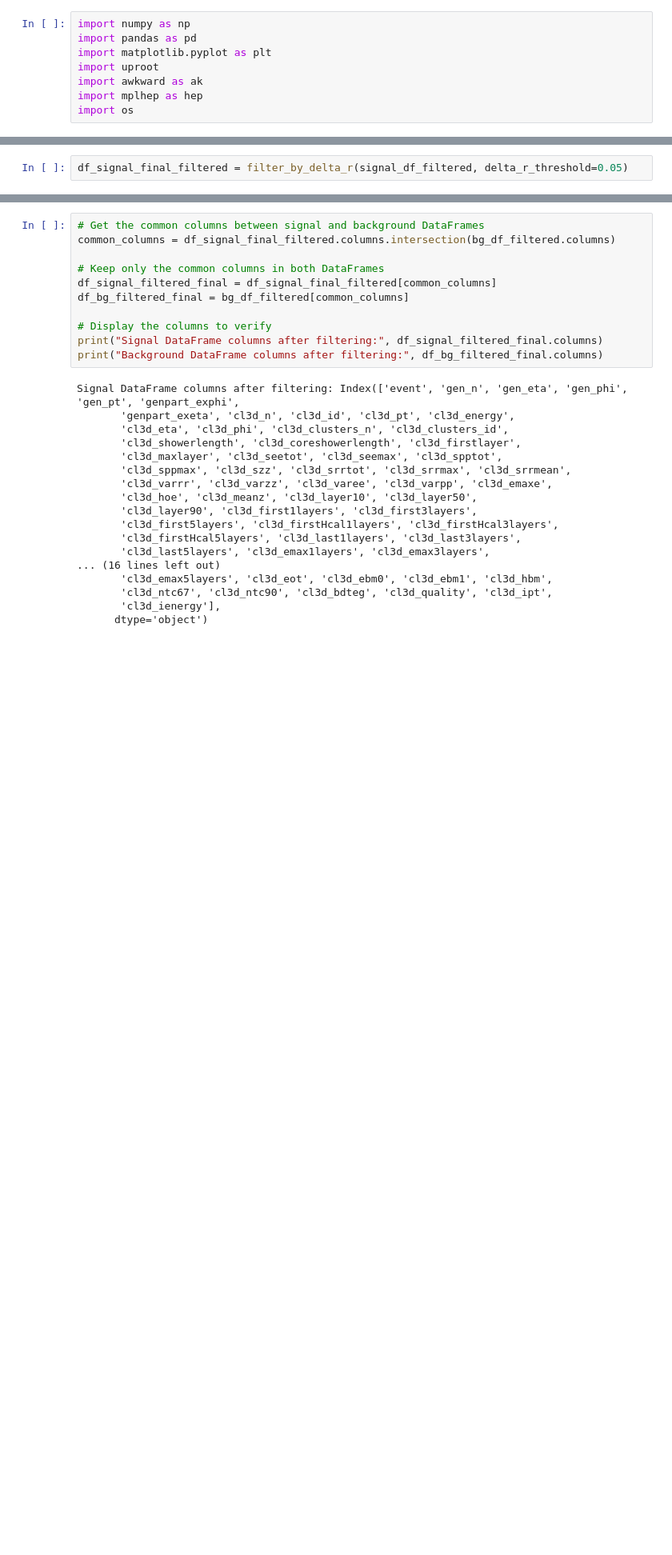
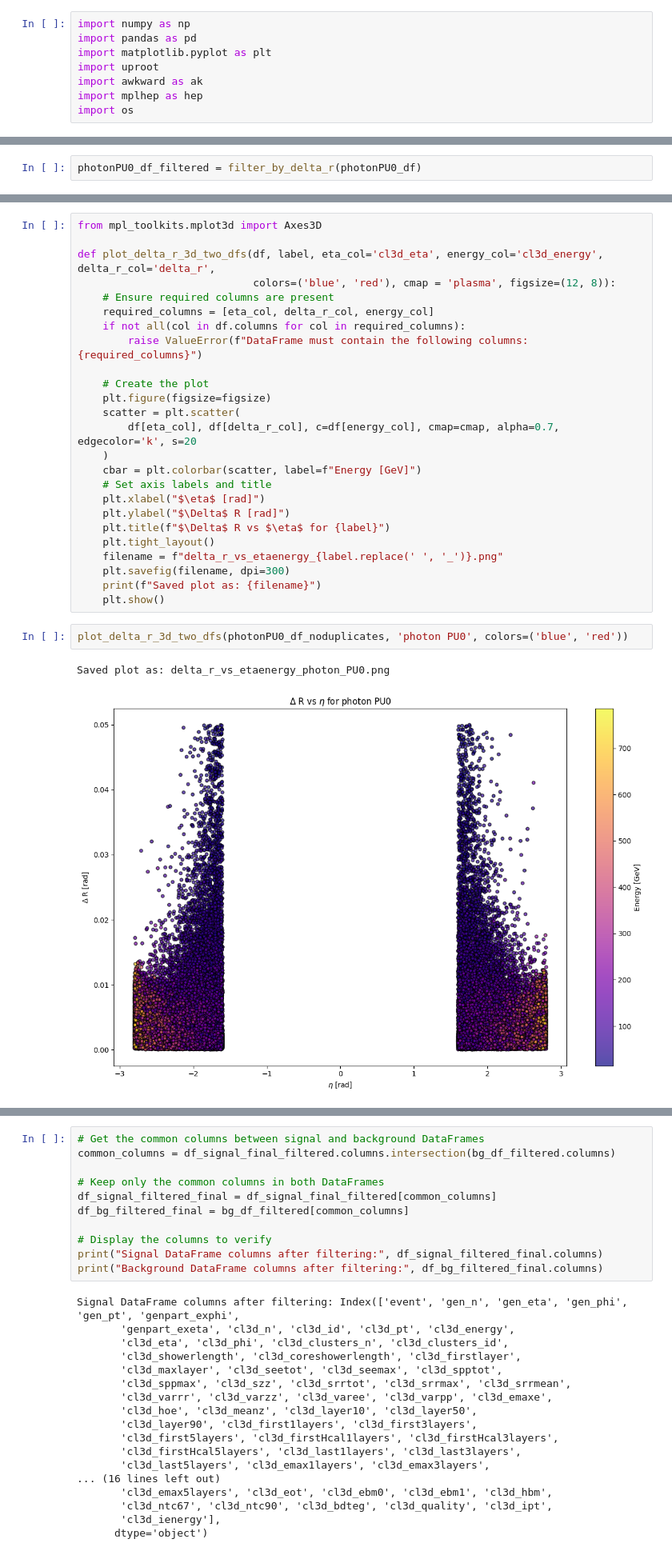
Before and after one commit to tdebnath16/shower_shape_studies, a Jupyter notebook: showershapestudies.ipynb, the cells around one changed output, grey strips where cells are left out. Shown at 80% size. Drawn from its saved outputs; the diff is of its cells as text; blank space fills up the shorter version.

```diff
--- a/showershapestudies.ipynb
+++ b/showershapestudies.ipynb
@@ -201,2 +99,2 @@ def filter_by_delta_r(df, delta_r_threshold=0.05):
 # %%
-df_signal_final_filtered = filter_by_delta_r(signal_df_filtered, delta_r_threshold=0.05)
+photonPU0_df_filtered = filter_by_delta_r(photonPU0_df)
@@ -207,0 +142,30 @@ df_signal_final_filtered
+# %%
+from mpl_toolkits.mplot3d import Axes3D
+
+def plot_delta_r_3d_two_dfs(df, label, eta_col='cl3d_eta', energy_col='cl3d_energy', delta_r_col='delta_r',
+                            colors=('blue', 'red'), cmap = 'plasma', figsize=(12, 8)):
+    # Ensure required columns are present
+    required_columns = [eta_col, delta_r_col, energy_col]
+    if not all(col in df.columns for col in required_columns):
+        raise ValueError(f"DataFrame must contain the following columns: {required_columns}")
+
+    # Create the plot
+    plt.figure(figsize=figsize)
+    scatter = plt.scatter(
+        df[eta_col], df[delta_r_col], c=df[energy_col], cmap=cmap, alpha=0.7, edgecolor='k', s=20
+    )
+    cbar = plt.colorbar(scatter, label=f"Energy [GeV]")
+    # Set axis labels and title
+    plt.xlabel("$\eta$ [rad]")
+    plt.ylabel("$\Delta$ R [rad]")
+    plt.title(f"$\Delta$ R vs $\eta$ for {label}")
+    plt.tight_layout()
+    filename = f"delta_r_vs_etaenergy_{label.replace(' ', '_')}.png"
+    plt.savefig(filename, dpi=300)
+    print(f"Saved plot as: {filename}")
+    plt.show()
+# %%
+plot_delta_r_3d_two_dfs(photonPU0_df_noduplicates, 'photon PU0', colors=('blue', 'red'))
+# %% [output]
+Saved plot as: delta_r_vs_etaenergy_photon_PU0.png
+[figure, added]
```
Also changed, not shown: parts of 35 cells of this notebook, 1 other file.
